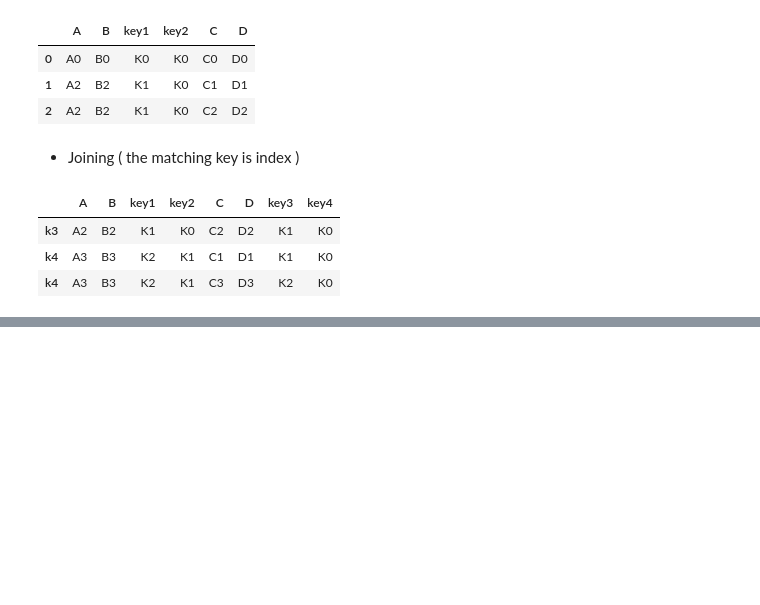
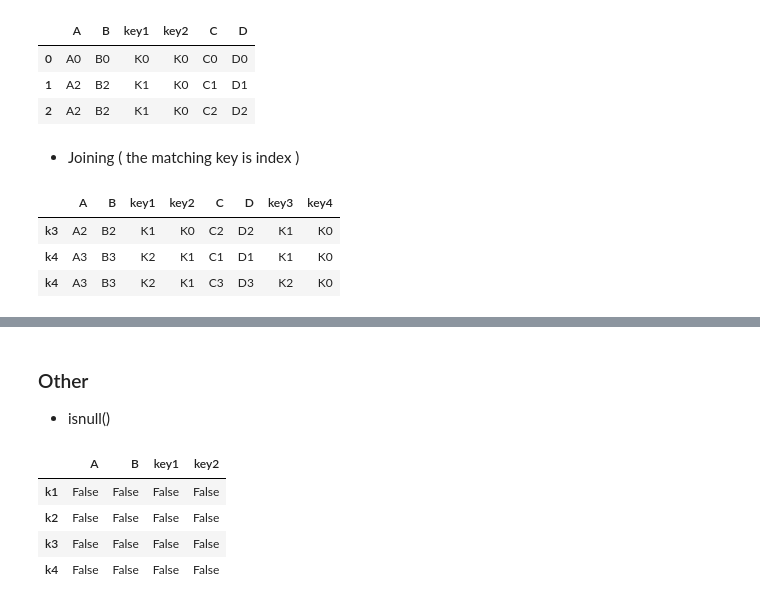
Before and after one commit to LennyFan/Machine-Learning, a Jupyter notebook: New/02-pandas.ipynb, the cells around one changed output, grey strips where cells are left out. Saved outputs shown, nothing was run; the diff lists cells and outputs as text; code cells hidden in the pictures; blank space fills up the shorter version.

```diff
--- a/New/02-pandas.ipynb
+++ b/New/02-pandas.ipynb
@@ -489,0 +575,11 @@ left.join(right, how = "inner")
+# %% [markdown]
+### Other
+- isnull()
+# %%
+left.isnull()
+# %% [output]
+|  | A | B | key1 | key2 |
+| k1 | False | False | False | False |
+| k2 | False | False | False | False |
+| k3 | False | False | False | False |
+| k4 | False | False | False | False |
```
Also changed, not shown: parts of 14 cells of this notebook, 6 other files.
